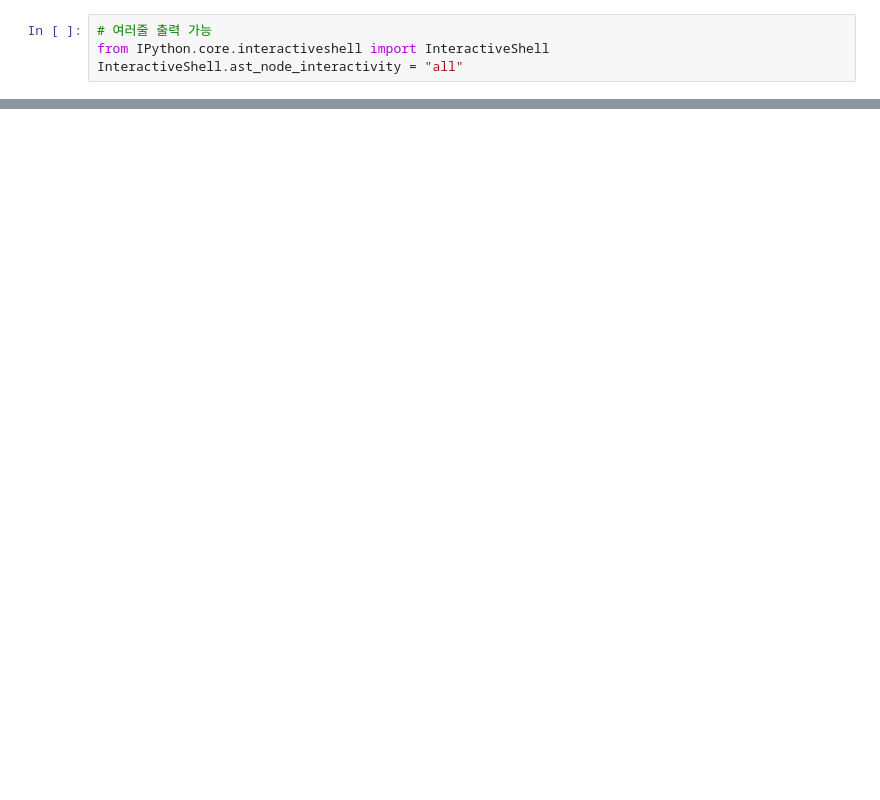
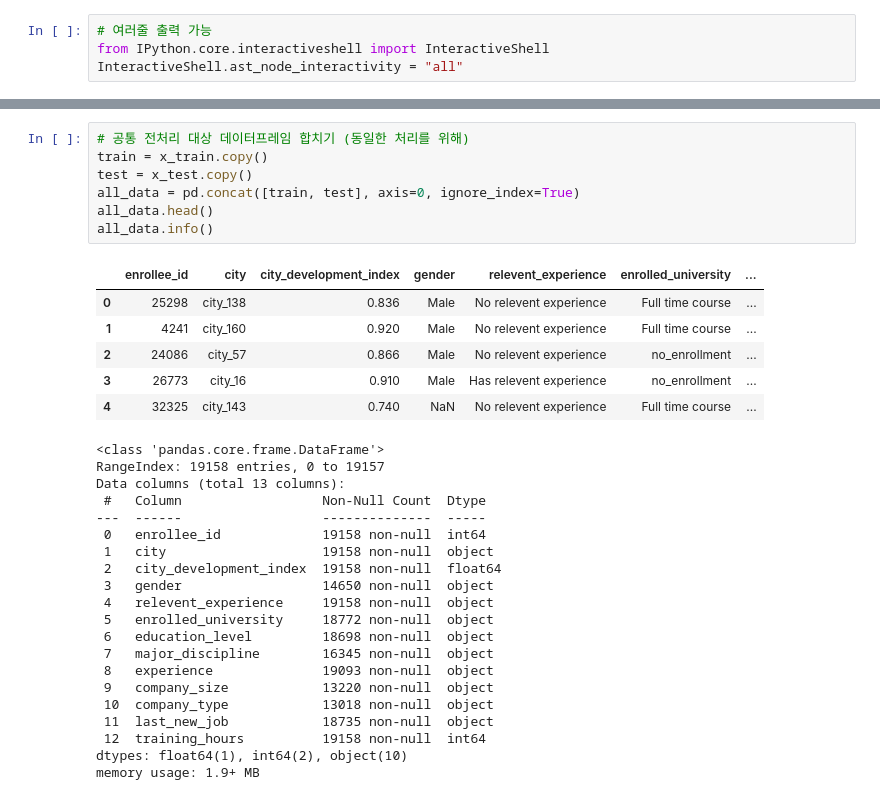
Before and after one commit to gigabitamin/license_study, a Jupyter notebook: BIGDATA/250618_0300.ipynb, the cells around one changed output, grey strips where cells are left out. Saved outputs shown, nothing was run; the diff lists cells and outputs as text; blank space fills up the shorter version.

```diff
--- a/BIGDATA/250618_0300.ipynb
+++ b/BIGDATA/250618_0300.ipynb
@@ -527,0 +229,34 @@ dtype: int64
+# %%
+# 공통 전처리 대상 데이터프레임 합치기 (동일한 처리를 위해)
+train = x_train.copy()
+test = x_test.copy()
+all_data = pd.concat([train, test], axis=0, ignore_index=True)
+all_data.head()
+all_data.info()
+# %% [output]
+|  | enrollee_id | city | city_development_index | gender | relevent_experience | enrolled_university | ... |
+| 0 | 25298 | city_138 | 0.836 | Male | No relevent experience | Full time course | ... |
+| 1 | 4241 | city_160 | 0.920 | Male | No relevent experience | Full time course | ... |
+| 2 | 24086 | city_57 | 0.866 | Male | No relevent experience | no_enrollment | ... |
+| 3 | 26773 | city_16 | 0.910 | Male | Has relevent experience | no_enrollment | ... |
+| 4 | 32325 | city_143 | 0.740 | NaN | No relevent experience | Full time course | ... |
+<class 'pandas.core.frame.DataFrame'>
+RangeIndex: 19158 entries, 0 to 19157
+Data columns (total 13 columns):
+ #   Column                  Non-Null Count  Dtype
+---  ------                  --------------  -----
+ 0   enrollee_id             19158 non-null  int64
+ 1   city                    19158 non-null  object
+ 2   city_development_index  19158 non-null  float64
+ 3   gender                  14650 non-null  object
+ 4   relevent_experience     19158 non-null  object
+ 5   enrolled_university     18772 non-null  object
+ 6   education_level         18698 non-null  object
+ 7   major_discipline        16345 non-null  object
+ 8   experience              19093 non-null  object
+ 9   company_size            13220 non-null  object
+ 10  company_type            13018 non-null  object
+ 11  last_new_job            18735 non-null  object
+ 12  training_hours          19158 non-null  int64
+dtypes: float64(1), int64(2), object(10)
+memory usage: 1.9+ MB
```
Also changed, not shown: parts of 92 cells of this notebook, 1 other file.
